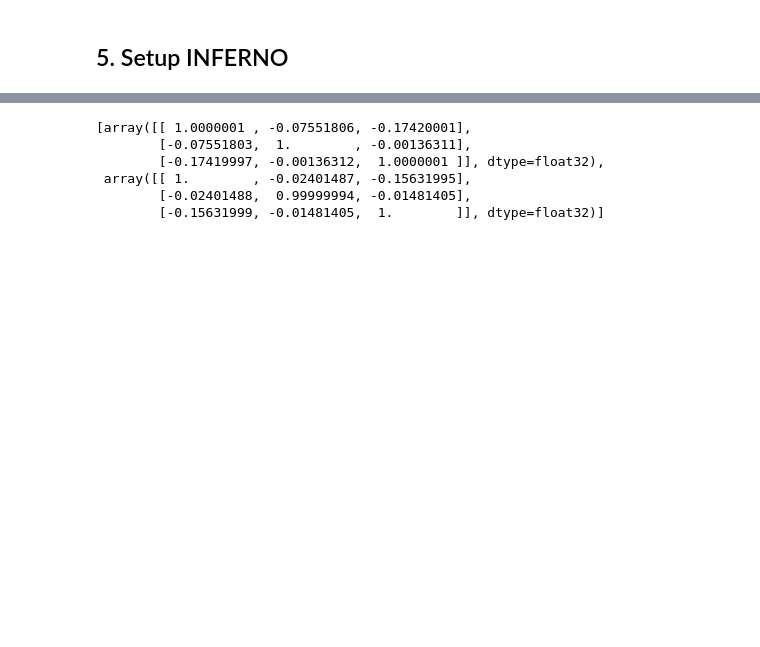
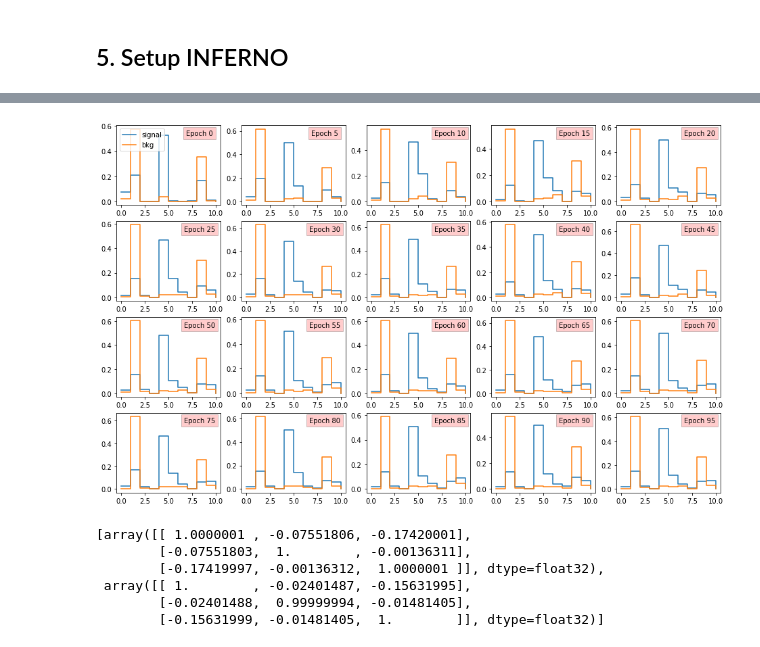
Before and after one commit to llayer/cmsopen, a Jupyter notebook: inferno/inferno_hep.ipynb, the cells around one changed output, grey strips where cells are left out. Cells and saved outputs as stored; diff of their text form; code cells hidden in the pictures; blank space fills up the shorter version.

```diff
--- a/inferno/inferno_hep.ipynb
+++ b/inferno/inferno_hep.ipynb
@@ -374,3 +458,17 @@ interp_algo default
+# %%
+fig, ax = plt.subplots(nrows=4, ncols=5, figsize=(16,10))
+
+eps = 0
+for i, row in enumerate(ax):
+    for j, col in enumerate(row):
+        if i+j == 0:
+            leg=True
+        else:
+            leg=False
+        plot_shapes(col, idx=eps*5, leg=leg)
+        eps+=1
+# %% [output]
+[figure, added]
 # %%
 trn_covs = hep_inf.covs["trn"]
 val_covs = hep_inf.covs["val"]
```
Also changed, not shown: parts of 18 cells of this notebook.
